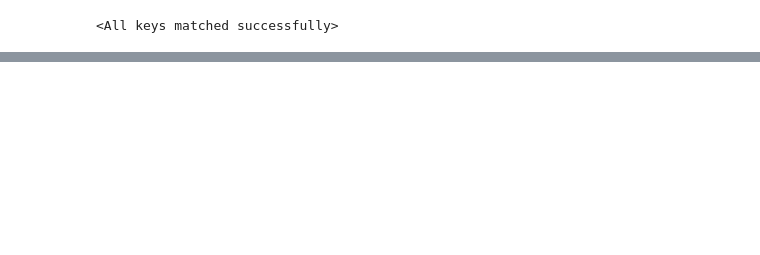
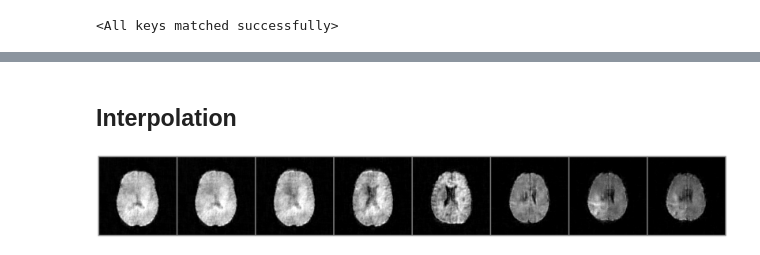
Before and after one commit to cnmy-ro/stylegan, a Jupyter notebook: notebooks/Sampling.ipynb, the cells around one changed output, grey strips where cells are left out. Drawn from its saved outputs; the diff is of its cells as text; code cells hidden in the pictures; blank space fills up the shorter version.

```diff
--- a/notebooks/Sampling.ipynb
+++ b/notebooks/Sampling.ipynb
@@ -28,0 +44,16 @@ for i in range(4):
+# %% [markdown]
+## Interpolation
+# %%
+latent_1 = torch.randn((1, 512), device='cuda')
+latent_2 = torch.randn((1, 512), device='cuda')
+
+samples = []
+for t in np.linspace(0, 1, 8):
+    with torch.no_grad():
+        latent_t = (1 - t) * latent_1 + t * latent_2
+        sample = model(latent_t).cpu()
+    samples.append(sample)
+samples = torch.cat(samples, dim=0)
+show_grid(samples)
+# %% [output]
+[figure, added]
```
Also changed, not shown: parts of 7 cells of this notebook, 3 other files.
